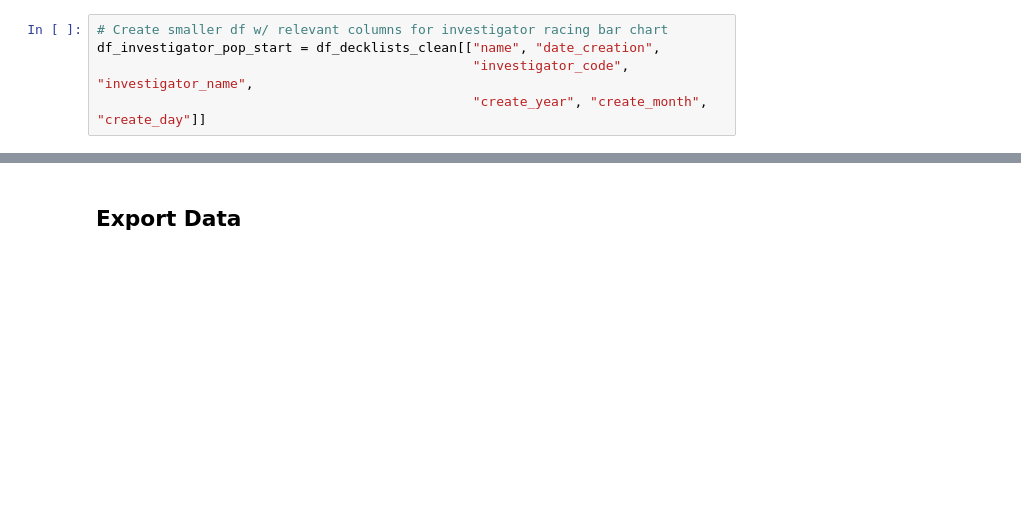
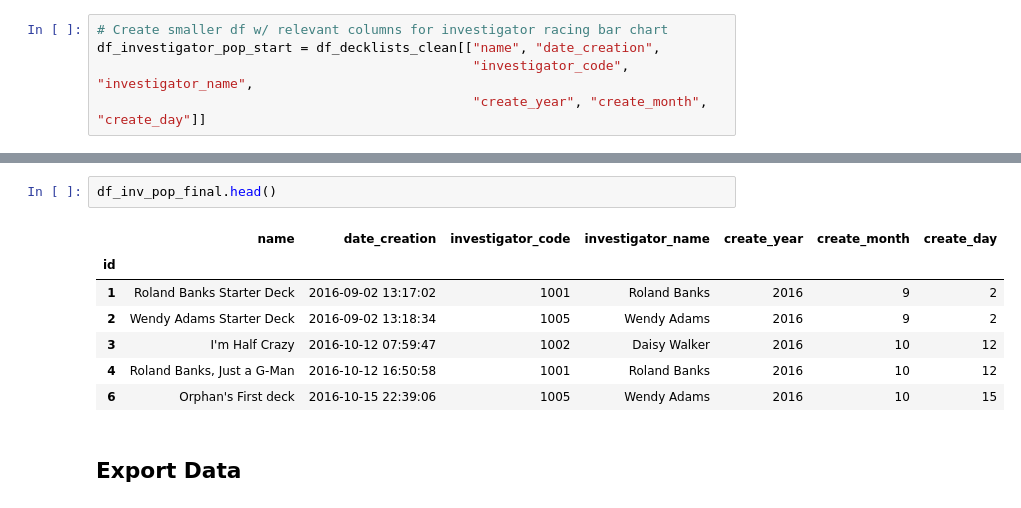
Before and after one commit to SSimon16/arkhamdb-data, a Jupyter notebook: decklist_data.ipynb, the cells around one changed output, grey strips where cells are left out. Cells and saved outputs as stored; diff of their text form; blank space fills up the shorter version.

```diff
--- a/decklist_data.ipynb
+++ b/decklist_data.ipynb
@@ -254,3 +318,13 @@ df_investigator_pop_start.tail()
+# %%
+df_inv_pop_final.head()
+# %% [output]
+|  | name | date_creation | investigator_code | investigator_name | create_year | create_month | create_day |
+| id |  |  |  |  |  |  |  |
+| 1 | Roland Banks Starter Deck | 2016-09-02 13:17:02 | 1001 | Roland Banks | 2016 | 9 | 2 |
+| 2 | Wendy Adams Starter Deck | 2016-09-02 13:18:34 | 1005 | Wendy Adams | 2016 | 9 | 2 |
+| 3 | I'm Half Crazy | 2016-10-12 07:59:47 | 1002 | Daisy Walker | 2016 | 10 | 12 |
+| 4 | Roland Banks, Just a G-Man | 2016-10-12 16:50:58 | 1001 | Roland Banks | 2016 | 10 | 12 |
+| 6 | Orphan's First deck | 2016-10-15 22:39:06 | 1005 | Wendy Adams | 2016 | 10 | 15 |
 # %% [markdown]
 ## Export Data
 # %%
```
Also changed, not shown: parts of 16 cells of this notebook, 3 other files.
